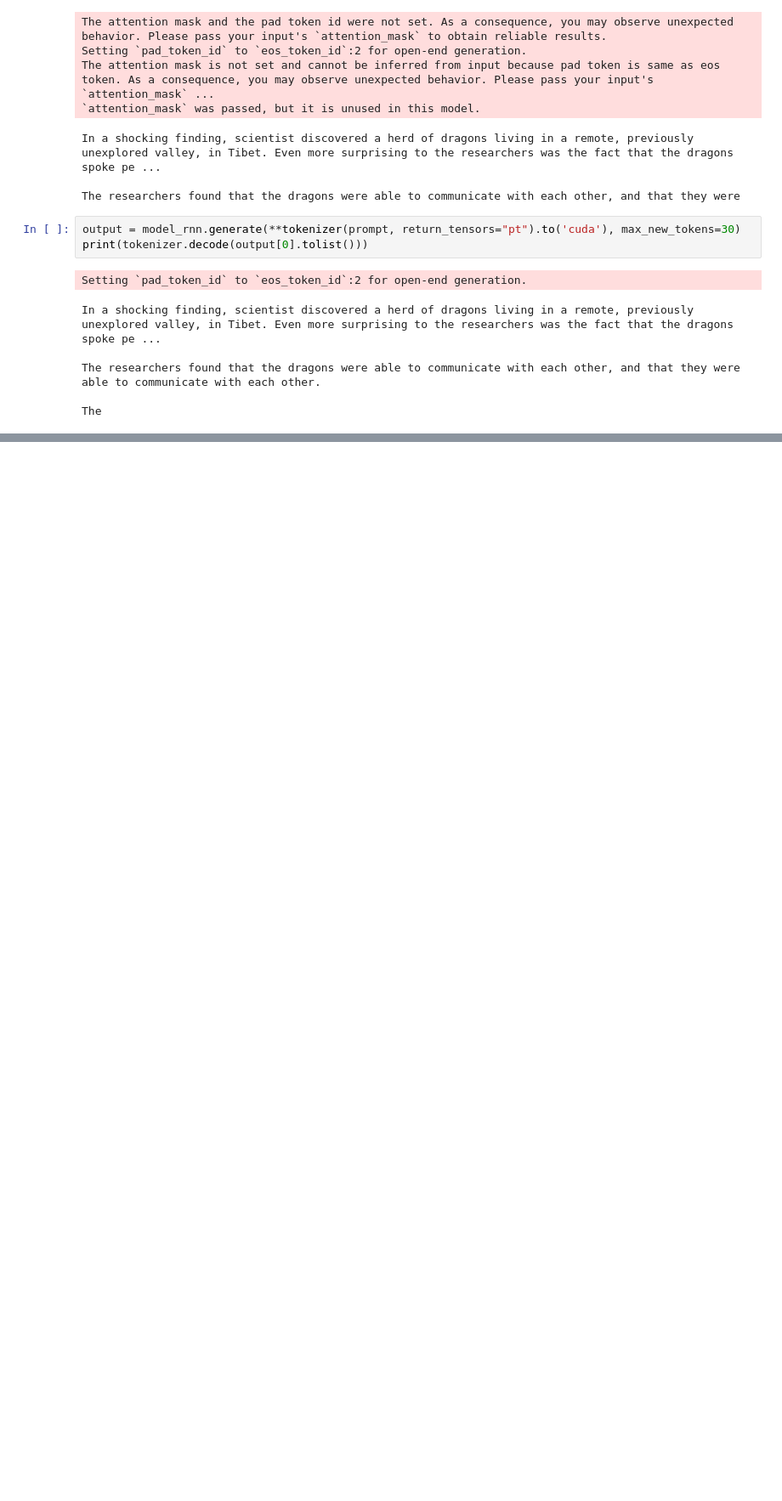
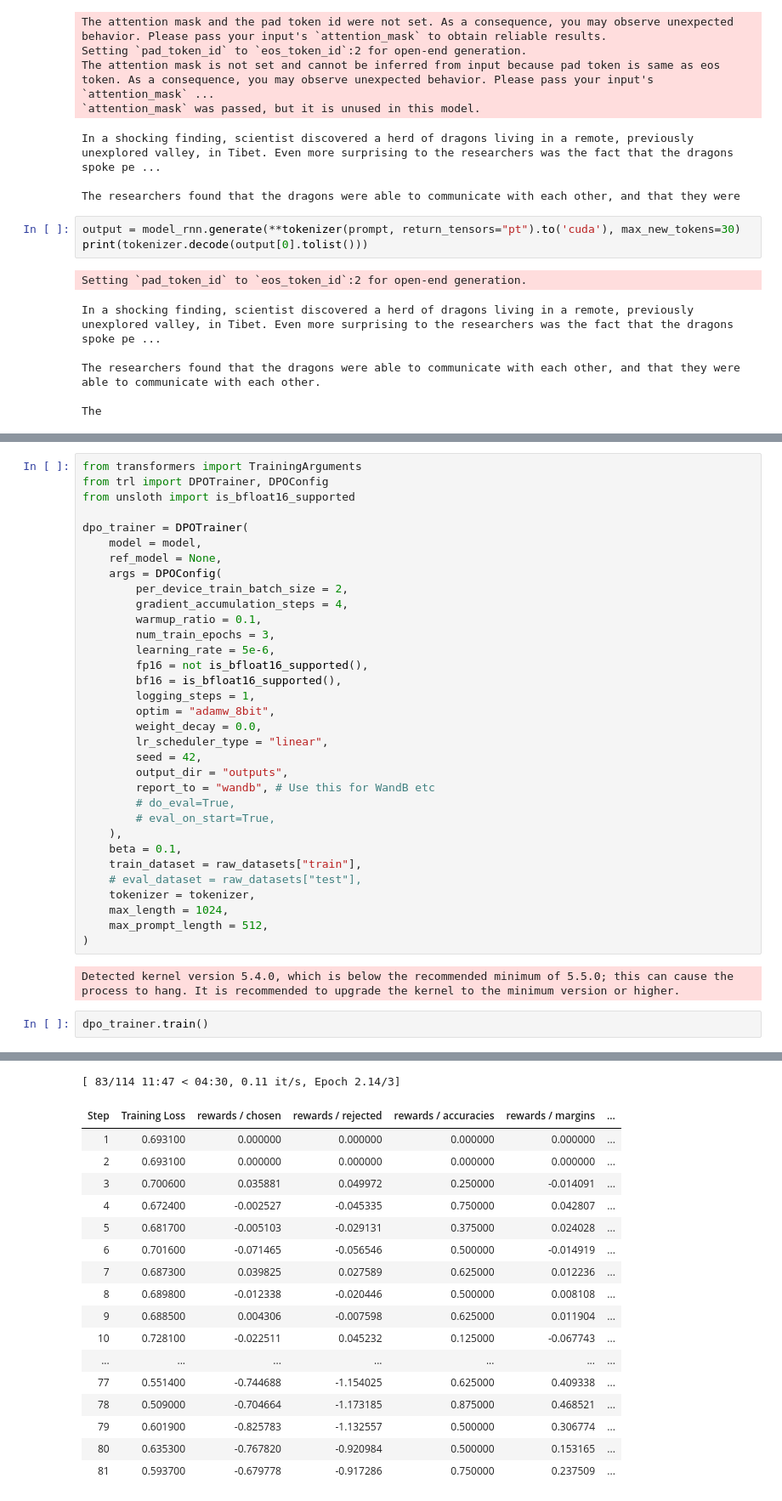
Before and after one commit to jakob-bjorner/star, a Jupyter notebook: scratch/development.ipynb, the cells around one changed output, grey strips where cells are left out. Shown: that part at 85% size. Saved outputs shown, nothing was run; the diff lists cells and outputs as text; blank space fills up the shorter version.

```diff
--- a/scratch/development.ipynb
+++ b/scratch/development.ipynb
@@ -1439,0 +1734,38 @@ The
+# %%
+from transformers import TrainingArguments
+from trl import DPOTrainer, DPOConfig
+from unsloth import is_bfloat16_supported
+
+dpo_trainer = DPOTrainer(
+    model = model,
+    ref_model = None,
+    args = DPOConfig(
+        per_device_train_batch_size = 2,
+        gradient_accumulation_steps = 4,
+        warmup_ratio = 0.1,
+        num_train_epochs = 3,
+        learning_rate = 5e-6,
+        fp16 = not is_bfloat16_supported(),
+        bf16 = is_bfloat16_supported(),
+        logging_steps = 1,
+        optim = "adamw_8bit",
+        weight_decay = 0.0,
+        lr_scheduler_type = "linear",
+        seed = 42,
+        output_dir = "outputs",
+        report_to = "wandb", # Use this for WandB etc
+        # do_eval=True,
+        # eval_on_start=True,
+    ),
+    beta = 0.1,
+    train_dataset = raw_datasets["train"],
+    # eval_dataset = raw_datasets["test"],
+    tokenizer = tokenizer,
+    max_length = 1024,
+    max_prompt_length = 512,
+)
+# %% [output]
+Detected kernel version 5.4.0, which is below the recommended minimum of 5.5.0; this can cause the process to hang. It is recommended to upgrade the kernel to the minimum version or higher.
+# %%
+dpo_trainer.train()
+# %% [output]
@@ -1439,0 +1786,18 @@ The
+[ 83/114 11:47 < 04:30, 0.11 it/s, Epoch 2.14/3]
+| Step | Training Loss | rewards / chosen | rewards / rejected | rewards / accuracies | rewards / margins | ... |
+| 1 | 0.693100 | 0.000000 | 0.000000 | 0.000000 | 0.000000 | ... |
+| 2 | 0.693100 | 0.000000 | 0.000000 | 0.000000 | 0.000000 | ... |
+| 3 | 0.700600 | 0.035881 | 0.049972 | 0.250000 | -0.014091 | ... |
+| 4 | 0.672400 | -0.002527 | -0.045335 | 0.750000 | 0.042807 | ... |
+| 5 | 0.681700 | -0.005103 | -0.029131 | 0.375000 | 0.024028 | ... |
+| 6 | 0.701600 | -0.071465 | -0.056546 | 0.500000 | -0.014919 | ... |
+| 7 | 0.687300 | 0.039825 | 0.027589 | 0.625000 | 0.012236 | ... |
+| 8 | 0.689800 | -0.012338 | -0.020446 | 0.500000 | 0.008108 | ... |
+| 9 | 0.688500 | 0.004306 | -0.007598 | 0.625000 | 0.011904 | ... |
+| 10 | 0.728100 | -0.022511 | 0.045232 | 0.125000 | -0.067743 | ... |
+| ... | ... | ... | ... | ... | ... | ... |
+| 77 | 0.551400 | -0.744688 | -1.154025 | 0.625000 | 0.409338 | ... |
+| 78 | 0.509000 | -0.704664 | -1.173185 | 0.875000 | 0.468521 | ... |
+| 79 | 0.601900 | -0.825783 | -1.132557 | 0.500000 | 0.306774 | ... |
+| 80 | 0.635300 | -0.767820 | -0.920984 | 0.500000 | 0.153165 | ... |
+| 81 | 0.593700 | -0.679778 | -0.917286 | 0.750000 | 0.237509 | ... |
```
Also changed, not shown: parts of 30 cells of this notebook, 10 other files.
